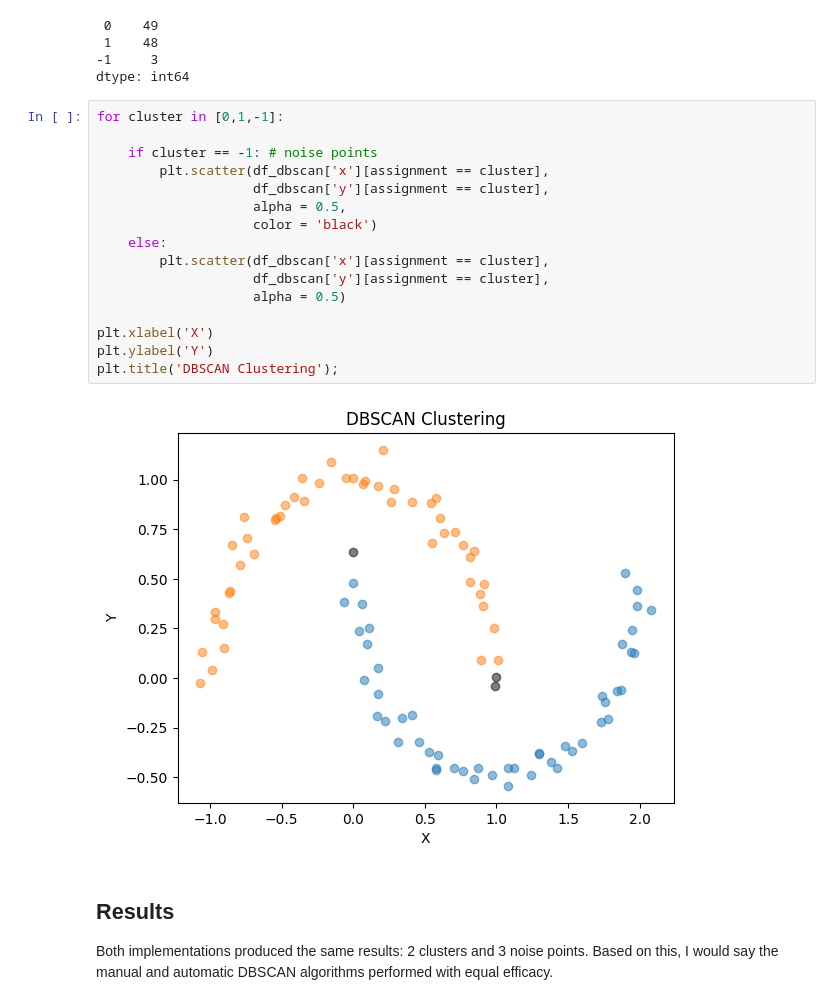
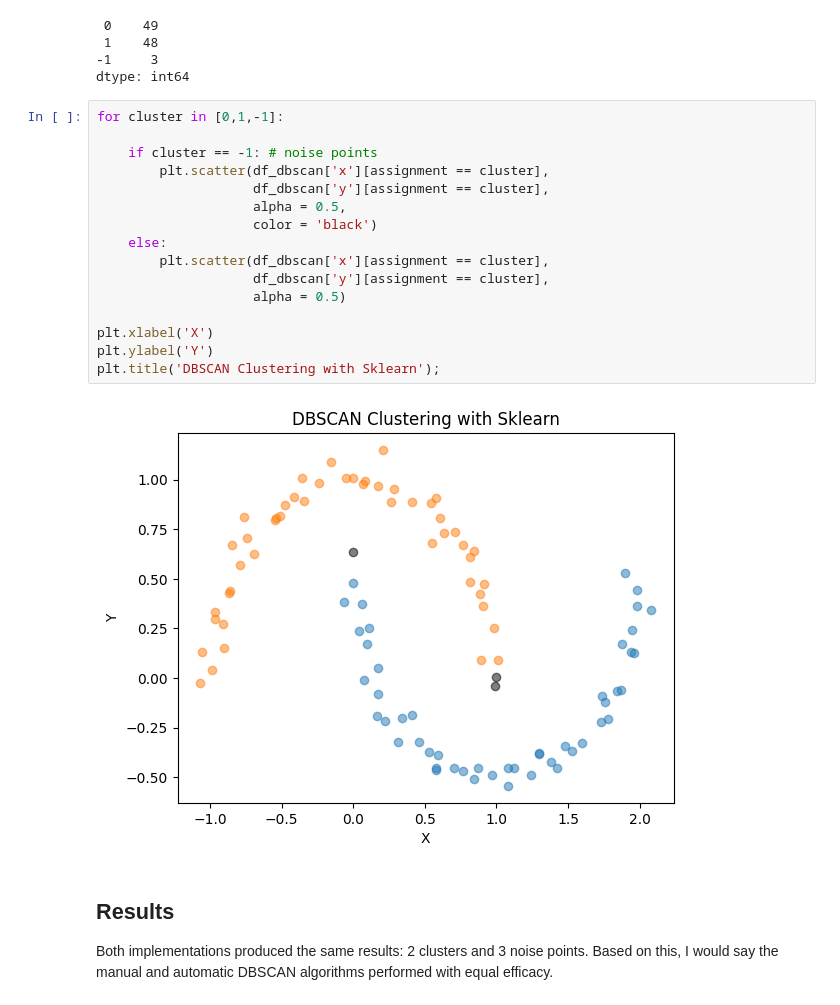
Before and after one commit to catherinealeal/DBSCAN, a Jupyter notebook: DBSCAN.ipynb, the cells around one changed output. Cells and saved outputs as stored; diff of their text form.

```diff
--- a/DBSCAN.ipynb
+++ b/DBSCAN.ipynb
@@ -148,21 +148,21 @@ dtype: int64
 # %%
 for cluster in [0,1,-1]:
 
     if cluster == -1: # noise points
         plt.scatter(df_dbscan['x'][assignment == cluster],
                     df_dbscan['y'][assignment == cluster],
                     alpha = 0.5,
                     color = 'black')
     else:
         plt.scatter(df_dbscan['x'][assignment == cluster],
                     df_dbscan['y'][assignment == cluster],
                     alpha = 0.5)
 
 plt.xlabel('X')
 plt.ylabel('Y')
-plt.title('DBSCAN Clustering');
+plt.title('DBSCAN Clustering with Sklearn');
 # %% [output]
-[figure, old version]
+[figure, new version]
 # %% [markdown]
 ## Results
 
```
